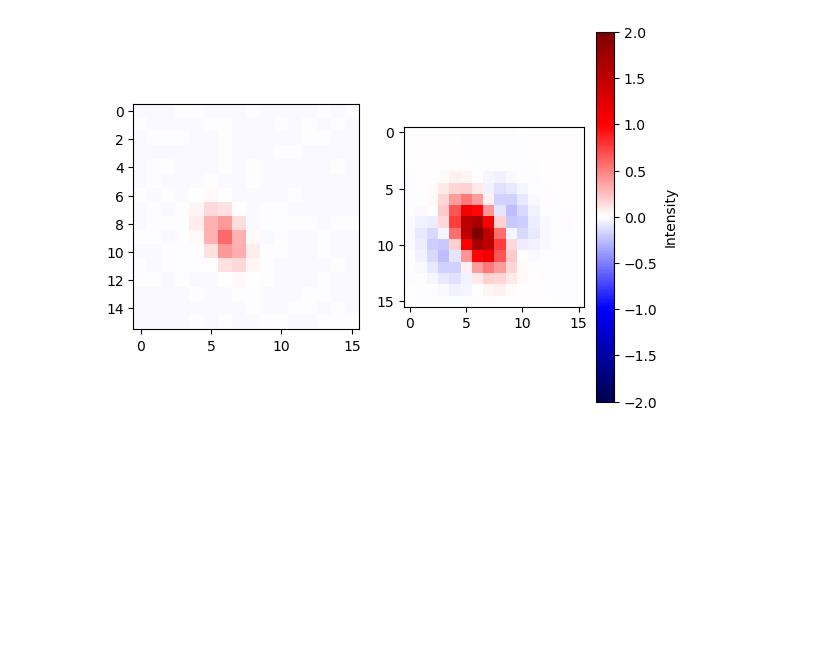
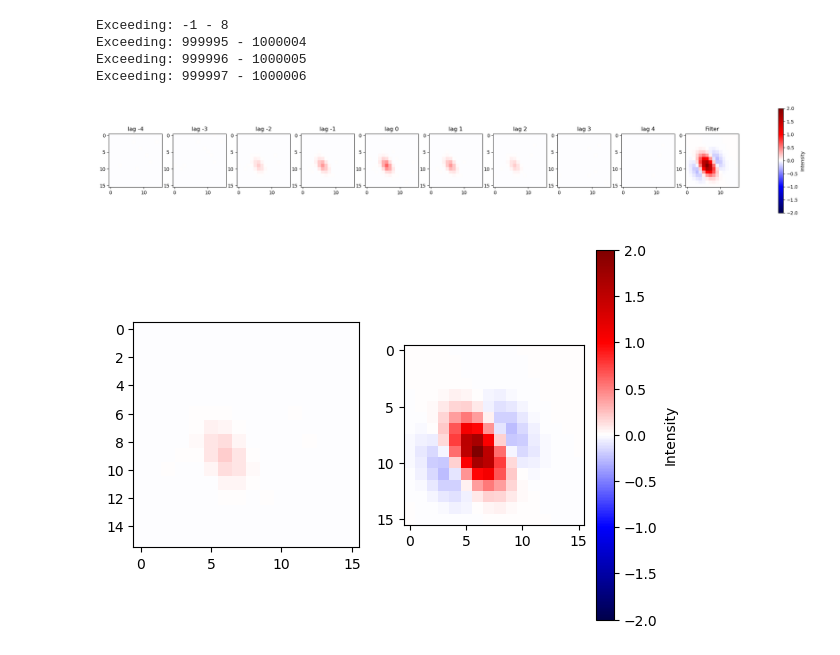
Before and after one commit to fschwar4/sta_analysis, a Jupyter notebook: sta.ipynb, the cells around one changed output. Drawn from its saved outputs; the diff is of its cells as text; code cells hidden in the pictures; blank space fills up the shorter version.

```diff
--- a/sta.ipynb
+++ b/sta.ipynb
@@ -59,6 +81,7 @@ ricker_spike_train = np.load(os.path.join(data_dir, 'spike_train_ricker_1.npy'))
 ricker_stimulus = np.load(os.path.join(data_dir, 'stimulus_ricker_1.npy'))
 ricker_filter = np.load(os.path.join(data_dir, f'filter_ricker_1.npy'))
 # %%
-start = 0
-end = 1
+start = -4
+end = 5
+n_lags = end - start
 # %%
@@ -88,15 +116,22 @@ plt.show()
 # %%
-gabor_sta = calc_sta(gabor_stimulus, gabor_spike_train, start, end)
+gabor_sta = calc_simple_sta(gabor_stimulus, gabor_spike_train, start, end)
+plot_simple_sta(gabor_sta, gabor_filter, start, end)
 
+gabor_sta = gabor_sta.mean(axis = 0)
 fig, axs = plt.subplots(1, 2)
 axs[0].imshow(gabor_sta, vmin = -2, vmax = 2, cmap = "seismic")
 a = axs[1].imshow(gabor_filter, vmin = -2, vmax = 2, cmap = "seismic")
 
 plt.colorbar(a, label="Intensity")
 plt.title(f'')
 plt.show()
 # %% [output]
+Exceeding: -1 - 8
+Exceeding: 999995 - 1000004
+Exceeding: 999996 - 1000005
+Exceeding: 999997 - 1000006
-[figure, old version]
+[figure, new version]
+[figure, added]
 # %%
 mse = np.mean((gauss_sta - gauss_filter)**2)
 print(f"Mean Squared Error: {mse:.4f}")
```
Also changed, not shown: parts of 7 cells of this notebook, 1 other file.
